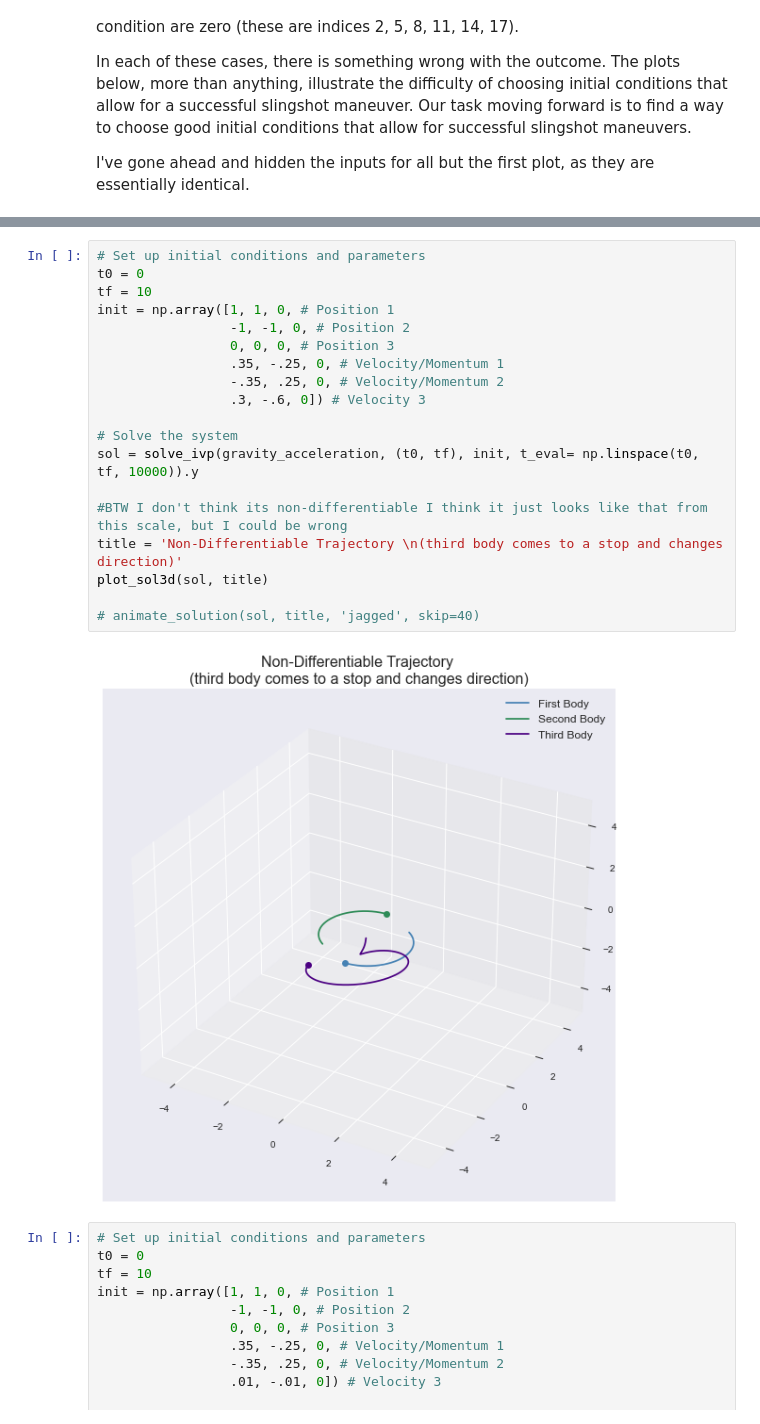
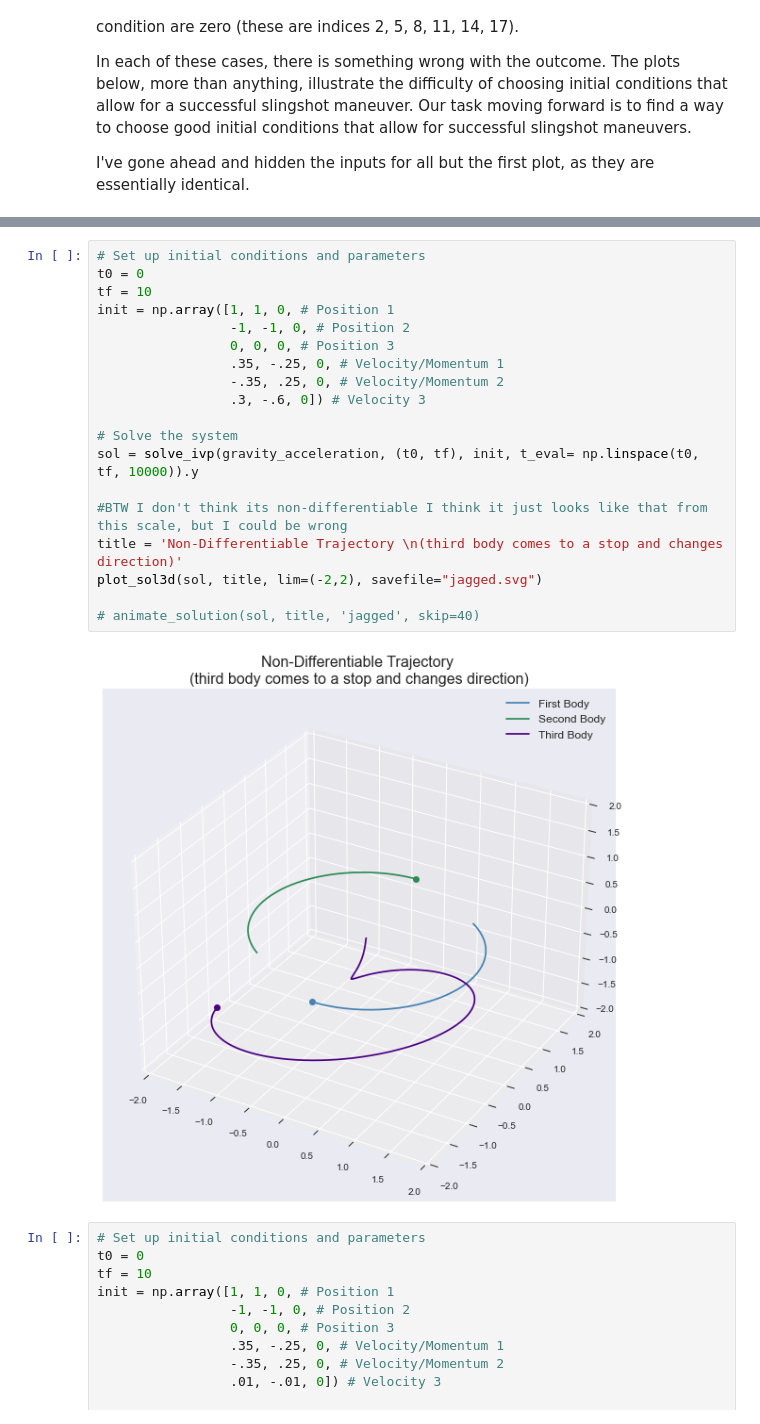
Before and after one commit to samcochran/optimal-spacecraft-control, a Jupyter notebook: Code/Sam.ipynb, the cells around one changed output, grey strips where cells are left out. Drawn from its saved outputs; the diff is of its cells as text.

```diff
--- a/Code/Sam.ipynb
+++ b/Code/Sam.ipynb
@@ -183,24 +183,24 @@ plot_sol3d(sol, 'Messy Trajectory, Near Collision', lim=(-2, 2))
 # %%
 # Set up initial conditions and parameters
 t0 = 0
 tf = 10
 init = np.array([1, 1, 0, # Position 1
                  -1, -1, 0, # Position 2
                  0, 0, 0, # Position 3
                  .35, -.25, 0, # Velocity/Momentum 1
                  -.35, .25, 0, # Velocity/Momentum 2
                  .3, -.6, 0]) # Velocity 3
 
 # Solve the system
 sol = solve_ivp(gravity_acceleration, (t0, tf), init, t_eval= np.linspace(t0, tf, 10000)).y
 
 #BTW I don't think its non-differentiable I think it just looks like that from this scale, but I could be wrong
 title = 'Non-Differentiable Trajectory \n(third body comes to a stop and changes direction)'
-plot_sol3d(sol, title)
+plot_sol3d(sol, title, lim=(-2,2), savefile="jagged.svg")
 
 # animate_solution(sol, title, 'jagged', skip=40)
 # %% [output]
-[figure, old version]
+[figure, new version]
 # %%
 # Set up initial conditions and parameters
 t0 = 0
```
Also changed, not shown: parts of 7 cells of this notebook, 1 other file.
